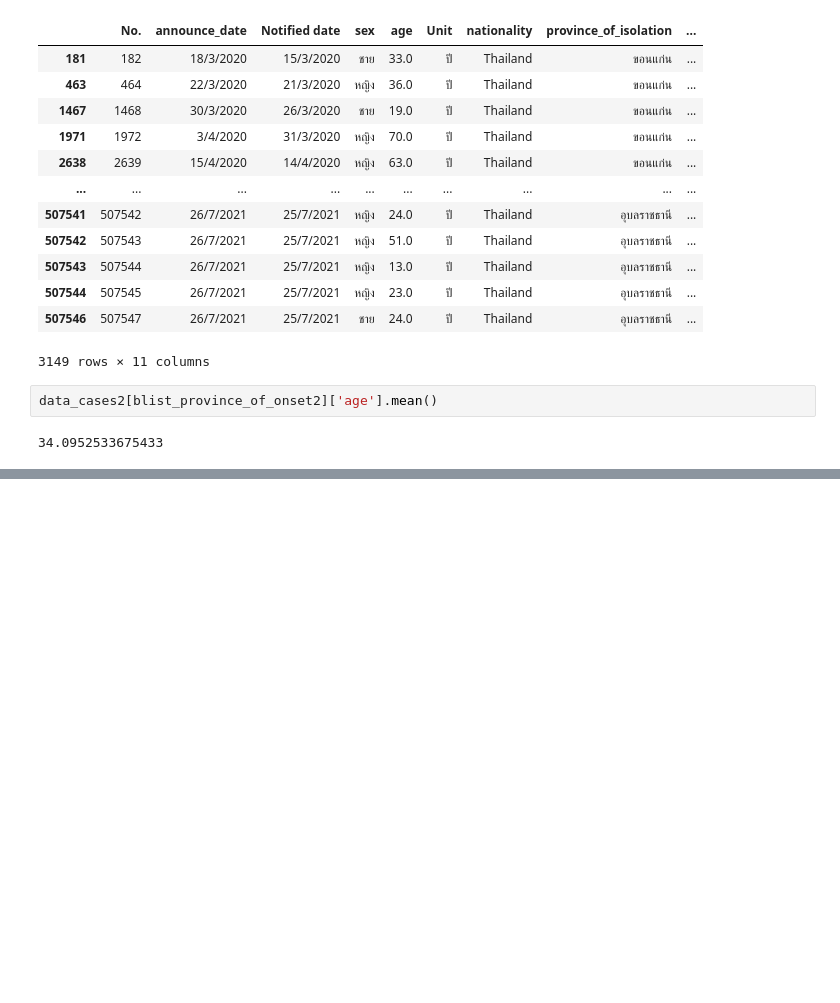
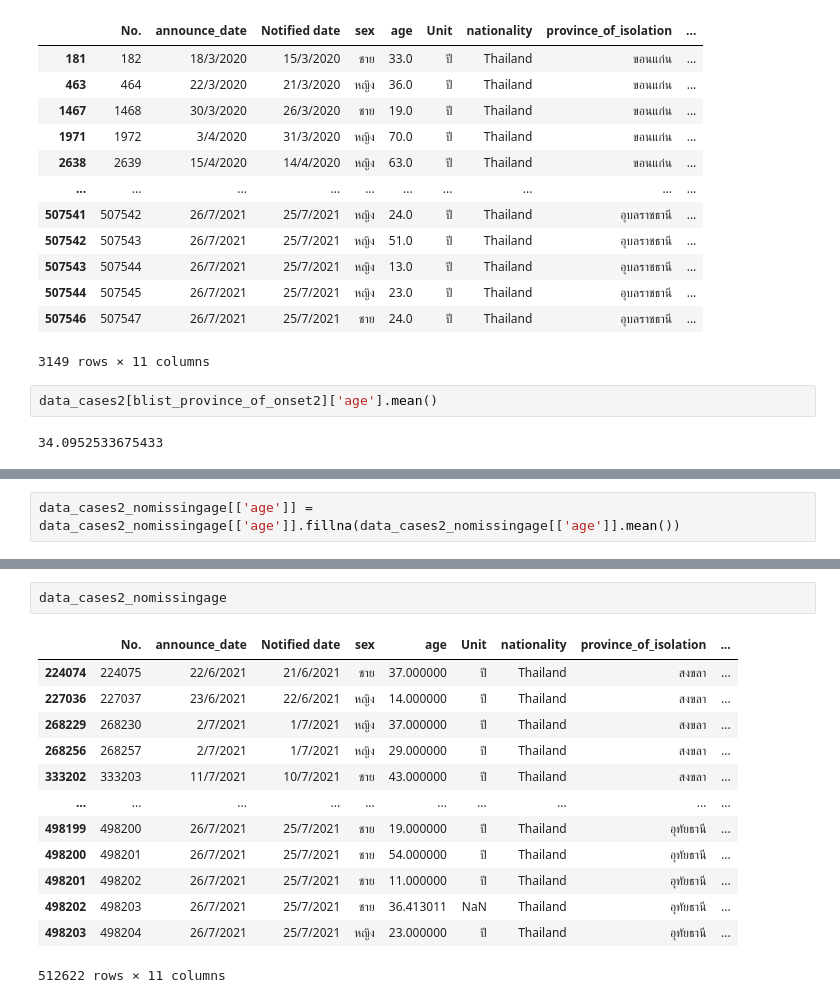
Before and after one commit to Wikanda-Hongboonmee/DWDM21, a Jupyter notebook: Data_Preprocessing_(Chapter_3).ipynb, the cells around one changed output, grey strips where cells are left out. Cells and saved outputs as stored; diff of their text form; blank space fills up the shorter version.

```diff
--- a/Data_Preprocessing_(Chapter_3).ipynb
+++ b/Data_Preprocessing_(Chapter_3).ipynb
@@ -884,0 +1106,2 @@ data_cases2[blist_province_of_onset2]['age'].mean()
+# %%
+data_cases2_nomissingage[['age']] = data_cases2_nomissingage[['age']].fillna(data_cases2_nomissingage[['age']].mean())
@@ -884,0 +1123,16 @@ data_cases2[blist_province_of_onset2]['age'].mean()
+# %%
+data_cases2_nomissingage
+# %% [output]
+|  | No. | announce_date | Notified date | sex | age | Unit | nationality | province_of_isolation | ... |
+| 224074 | 224075 | 22/6/2021 | 21/6/2021 | ชาย | 37.000000 | ปี | Thailand | สงขลา | ... |
+| 227036 | 227037 | 23/6/2021 | 22/6/2021 | หญิง | 14.000000 | ปี | Thailand | สงขลา | ... |
+| 268229 | 268230 | 2/7/2021 | 1/7/2021 | หญิง | 37.000000 | ปี | Thailand | สงขลา | ... |
+| 268256 | 268257 | 2/7/2021 | 1/7/2021 | หญิง | 29.000000 | ปี | Thailand | สงขลา | ... |
+| 333202 | 333203 | 11/7/2021 | 10/7/2021 | ชาย | 43.000000 | ปี | Thailand | สงขลา | ... |
+| ... | ... | ... | ... | ... | ... | ... | ... | ... | ... |
+| 498199 | 498200 | 26/7/2021 | 25/7/2021 | ชาย | 19.000000 | ปี | Thailand | อุทัยธานี | ... |
+| 498200 | 498201 | 26/7/2021 | 25/7/2021 | ชาย | 54.000000 | ปี | Thailand | อุทัยธานี | ... |
+| 498201 | 498202 | 26/7/2021 | 25/7/2021 | ชาย | 11.000000 | ปี | Thailand | อุทัยธานี | ... |
+| 498202 | 498203 | 26/7/2021 | 25/7/2021 | ชาย | 36.413011 | NaN | Thailand | อุทัยธานี | ... |
+| 498203 | 498204 | 26/7/2021 | 25/7/2021 | หญิง | 23.000000 | ปี | Thailand | อุทัยธานี | ... |
+512622 rows × 11 columns
```
Also changed, not shown: parts of 28 cells of this notebook.
